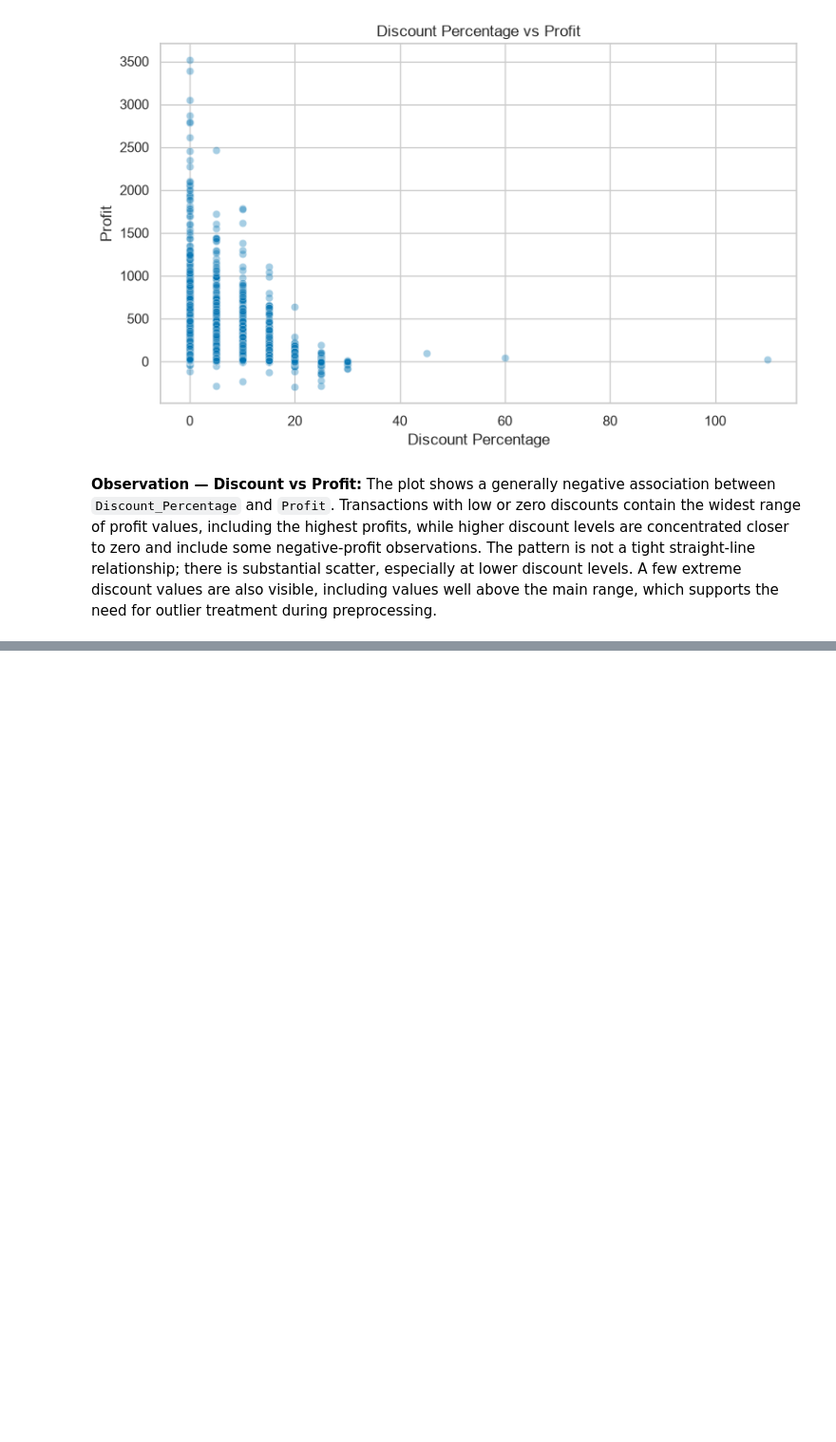
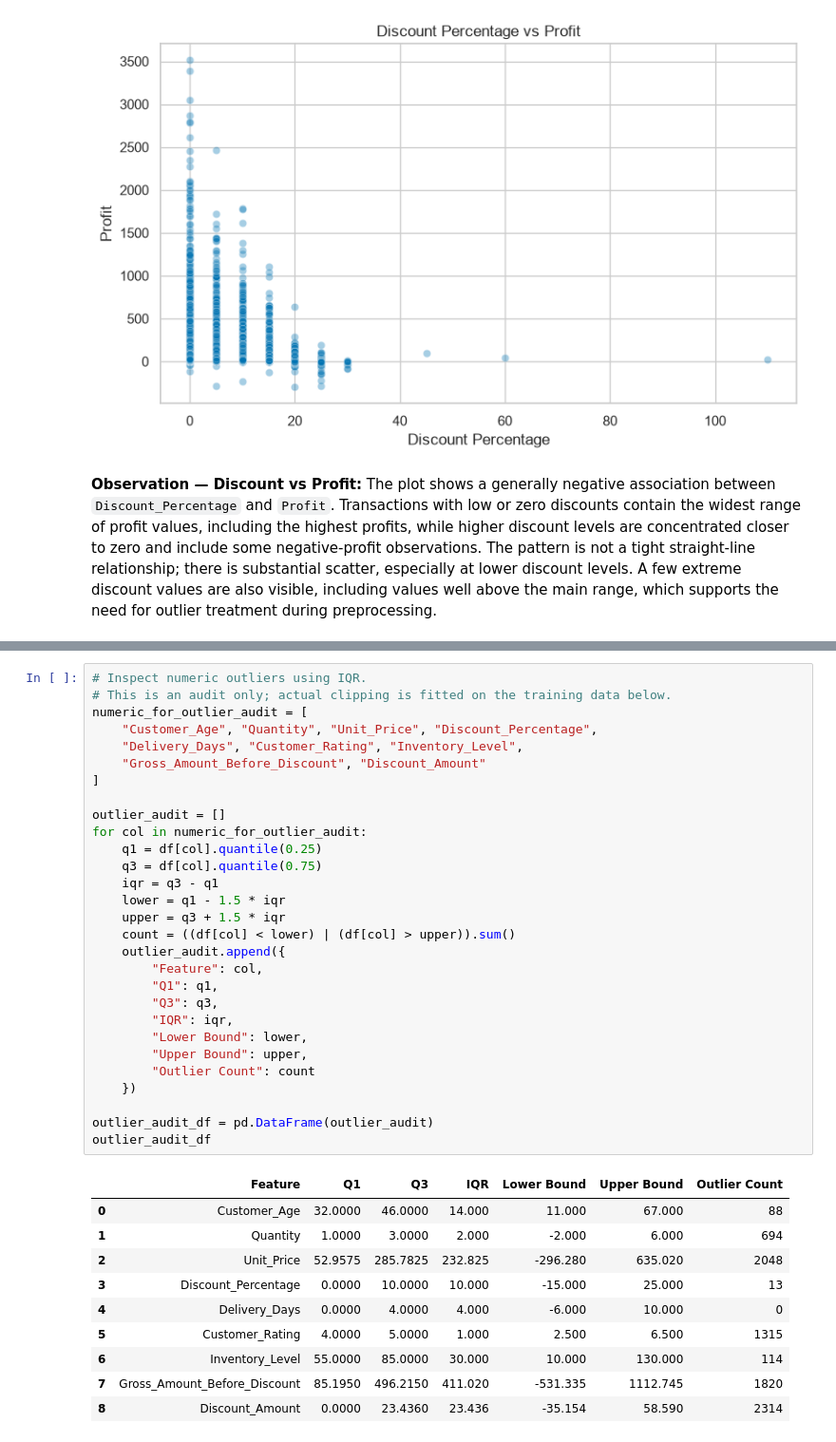
Before and after one commit to Ramjith821/RetailSalestest, a Jupyter notebook: Retail_store.ipynb, the cells around one changed output, grey strips where cells are left out. Shown at 95% size. Drawn from its saved outputs; the diff is of its cells as text; blank space fills up the shorter version.

Commit message:
Add data preprocessing
Add data preprocessing

```diff
--- a/Retail_store.ipynb
+++ b/Retail_store.ipynb
@@ -245,0 +326,40 @@ plt.show()
+# %%
+# Inspect numeric outliers using IQR.
+# This is an audit only; actual clipping is fitted on the training data below.
+numeric_for_outlier_audit = [
+    "Customer_Age", "Quantity", "Unit_Price", "Discount_Percentage",
+    "Delivery_Days", "Customer_Rating", "Inventory_Level",
+    "Gross_Amount_Before_Discount", "Discount_Amount"
+]
+
+outlier_audit = []
+for col in numeric_for_outlier_audit:
+    q1 = df[col].quantile(0.25)
+    q3 = df[col].quantile(0.75)
+    iqr = q3 - q1
+    lower = q1 - 1.5 * iqr
+    upper = q3 + 1.5 * iqr
+    count = ((df[col] < lower) | (df[col] > upper)).sum()
+    outlier_audit.append({
+        "Feature": col,
+        "Q1": q1,
+        "Q3": q3,
+        "IQR": iqr,
+        "Lower Bound": lower,
+        "Upper Bound": upper,
+        "Outlier Count": count
+    })
+
+outlier_audit_df = pd.DataFrame(outlier_audit)
+outlier_audit_df
+# %% [output]
+|  | Feature | Q1 | Q3 | IQR | Lower Bound | Upper Bound | Outlier Count |
+| 0 | Customer_Age | 32.0000 | 46.0000 | 14.000 | 11.000 | 67.000 | 88 |
+| 1 | Quantity | 1.0000 | 3.0000 | 2.000 | -2.000 | 6.000 | 694 |
+| 2 | Unit_Price | 52.9575 | 285.7825 | 232.825 | -296.280 | 635.020 | 2048 |
+| 3 | Discount_Percentage | 0.0000 | 10.0000 | 10.000 | -15.000 | 25.000 | 13 |
+| 4 | Delivery_Days | 0.0000 | 4.0000 | 4.000 | -6.000 | 10.000 | 0 |
+| 5 | Customer_Rating | 4.0000 | 5.0000 | 1.000 | 2.500 | 6.500 | 1315 |
+| 6 | Inventory_Level | 55.0000 | 85.0000 | 30.000 | 10.000 | 130.000 | 114 |
+| 7 | Gross_Amount_Before_Discount | 85.1950 | 496.2150 | 411.020 | -531.335 | 1112.745 | 1820 |
+| 8 | Discount_Amount | 0.0000 | 23.4360 | 23.436 | -35.154 | 58.590 | 2314 |
```
Also changed, not shown: parts of 6 cells of this notebook.
